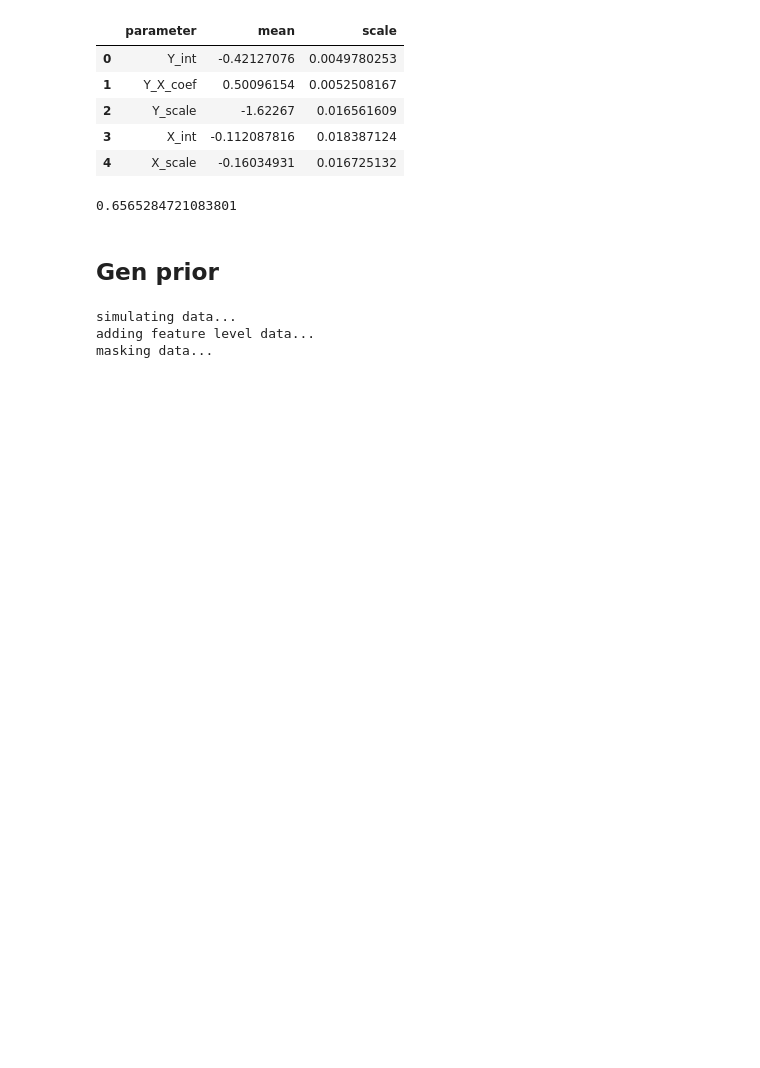
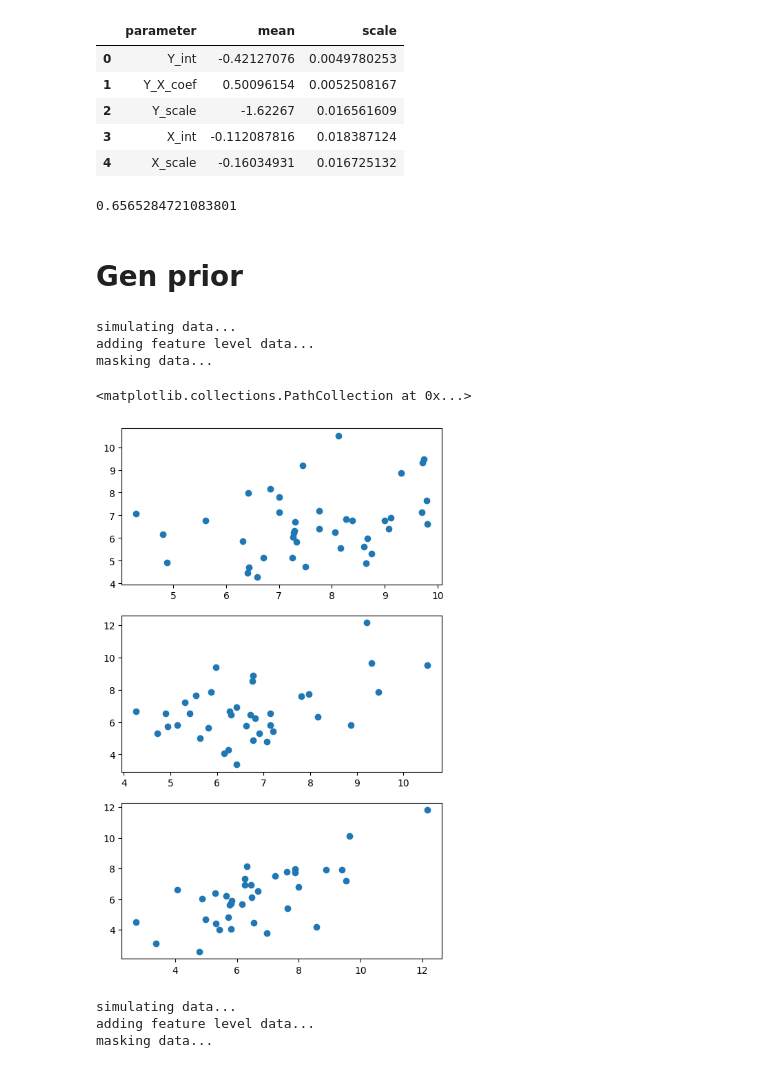
Before and after one commit to devonjkohler/Causomic, a Jupyter notebook: vignettes/methods_paper/TF_simulation.ipynb, the cells around one changed output. Saved outputs shown, nothing was run; the diff lists cells and outputs as text; code cells hidden in the pictures; blank space fills up the shorter version.

```diff
--- a/vignettes/methods_paper/TF_simulation.ipynb
+++ b/vignettes/methods_paper/TF_simulation.ipynb
@@ -3963,7 +3963,7 @@ lvm.parameters
 # %% [output]
 0.6565284721083801
 # %% [markdown]
-## Gen prior
+# Gen prior
 # %%
 from MScausality.simulation.simulation import simulate_data
 from MScausality.data_analysis.dataProcess import dataProcess
@@ -4022,4 +4023,36 @@ uninformative_prior_coefs = {
     'Raf': {'intercept': 4, "error": 1, 'Ras': 0.8, 'Akt': -.4},
     'Mek': {'intercept': 2., "error": 1, 'Raf': 0.75},
     'Erk': {'intercept': -2, "error": 1, 'Mek': 1.2}}
+# %%
+sn = signaling_network()
+
+# Mediator loop
+data = simulate_data(
+    sn["Networkx"],
+    coefficients=uninformative_prior_coefs,
+    mnar_missing_param=[-4, .3],
+    add_feature_var=True,
+    n=50,
+    add_error=True,
+    seed=69)
+
+summarized_data = dataProcess(
+    data["Feature_data"],
+    normalization=False,
+    feature_selection="All",
+    summarization_method="TMP",
+    MBimpute=True, # no missing, change to true for missing
+    sim_data=True)
+# %% [output]
+simulating data...
+adding feature level data...
+masking data...
+# %%
+fig, ax = plt.subplots(3,1,figsize=(6,10))
+ax[0].scatter(summarized_data["Ras"], summarized_data["Raf"])
+ax[1].scatter(summarized_data["Raf"], summarized_data["Mek"])
+ax[2].scatter(summarized_data["Mek"], summarized_data["Erk"])
+# %% [output]
+<matplotlib.collections.PathCollection at 0x...>
+[figure, added]
 # %%
```
Also changed, not shown: parts of 2 cells of this notebook, 3 other files.
